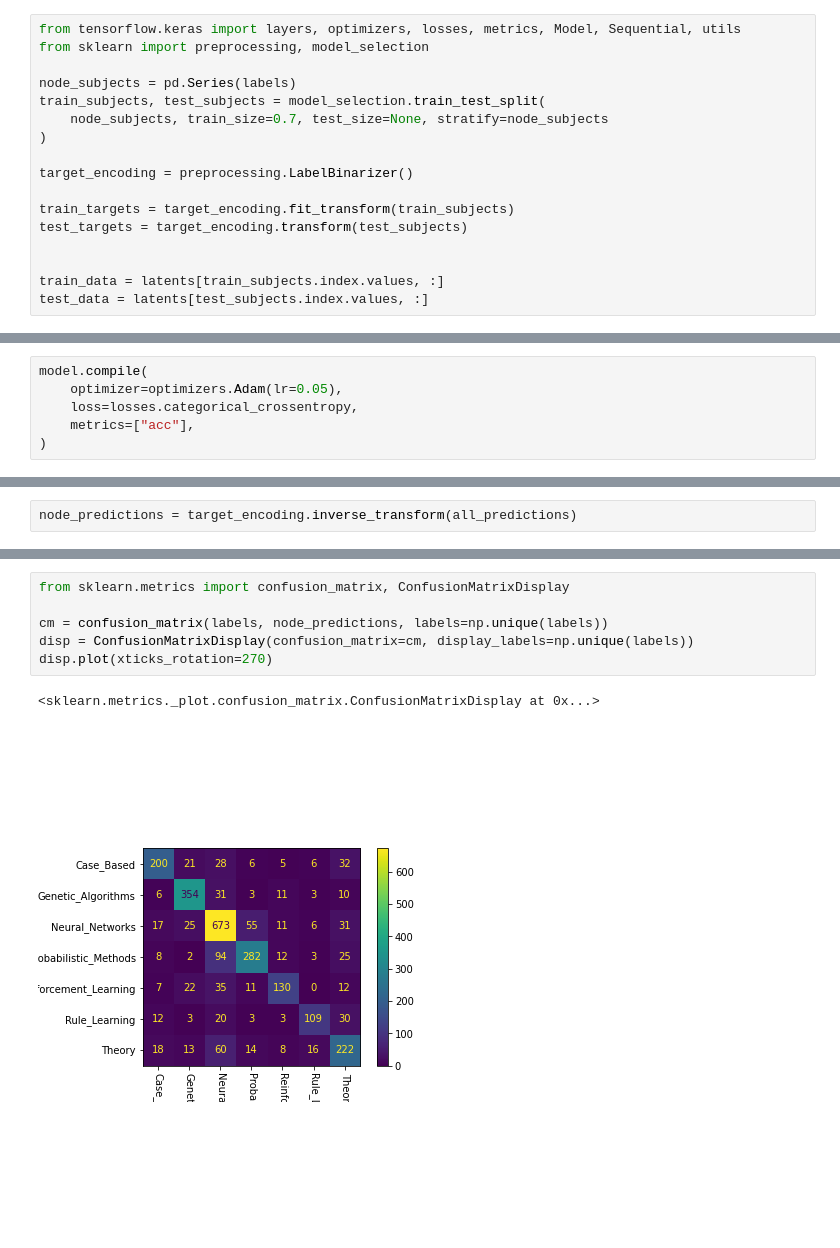
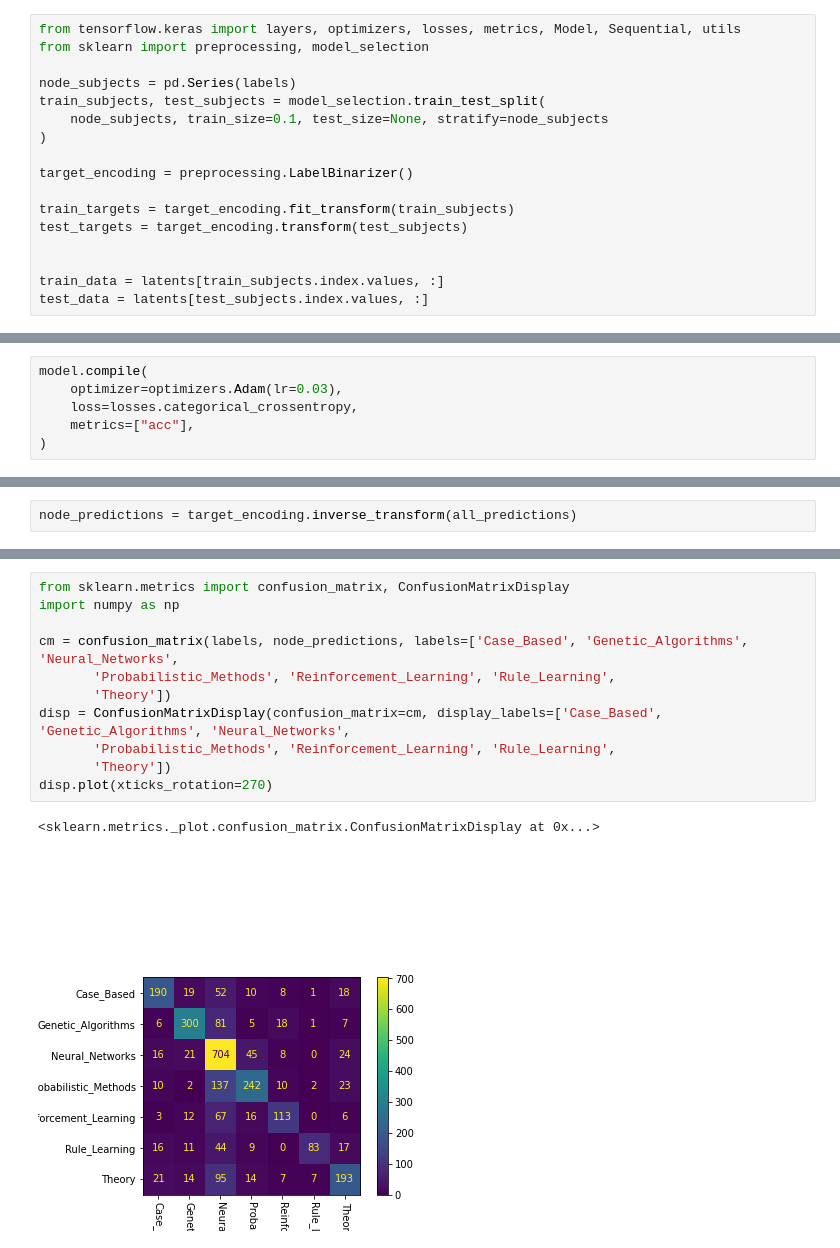
Before and after one commit to zeou1/graspy, a Jupyter notebook: docs/tutorials/embedding/CASConCORA.ipynb, the cells around one changed output, grey strips where cells are left out. Saved outputs shown, nothing was run; the diff lists cells and outputs as text; blank space fills up the shorter version.

```diff
--- a/docs/tutorials/embedding/CASConCORA.ipynb
+++ b/docs/tutorials/embedding/CASConCORA.ipynb
@@ -50,7 +50,7 @@ from sklearn import preprocessing, model_selection
 
 node_subjects = pd.Series(labels)
 train_subjects, test_subjects = model_selection.train_test_split(
-    node_subjects, train_size=0.7, test_size=None, stratify=node_subjects
+    node_subjects, train_size=0.1, test_size=None, stratify=node_subjects
 )
 
 target_encoding = preprocessing.LabelBinarizer()
@@ -69,7 +69,7 @@ model = Sequential(
 )
 # %%
 model.compile(
-    optimizer=optimizers.Adam(lr=0.05),
+    optimizer=optimizers.Adam(lr=0.03),
     loss=losses.categorical_crossentropy,
     metrics=["acc"],
 )
@@ -119,9 +119,14 @@ plot_latents(latents, title=r"CASE Classification", labels=node_predictions);
 # %%
 from sklearn.metrics import confusion_matrix, ConfusionMatrixDisplay
+import numpy as np
 
-cm = confusion_matrix(labels, node_predictions, labels=np.unique(labels))
-disp = ConfusionMatrixDisplay(confusion_matrix=cm, display_labels=np.unique(labels))
+cm = confusion_matrix(labels, node_predictions, labels=['Case_Based', 'Genetic_Algorithms', 'Neural_Networks',
+       'Probabilistic_Methods', 'Reinforcement_Learning', 'Rule_Learning',
+       'Theory'])
+disp = ConfusionMatrixDisplay(confusion_matrix=cm, display_labels=['Case_Based', 'Genetic_Algorithms', 'Neural_Networks',
+       'Probabilistic_Methods', 'Reinforcement_Learning', 'Rule_Learning',
+       'Theory'])
 disp.plot(xticks_rotation=270)
 # %% [output]
 <sklearn.metrics._plot.confusion_matrix.ConfusionMatrixDisplay at 0x...>
-[figure, old version]
+[figure, new version]
```
Also changed, not shown: parts of 4 cells of this notebook.
